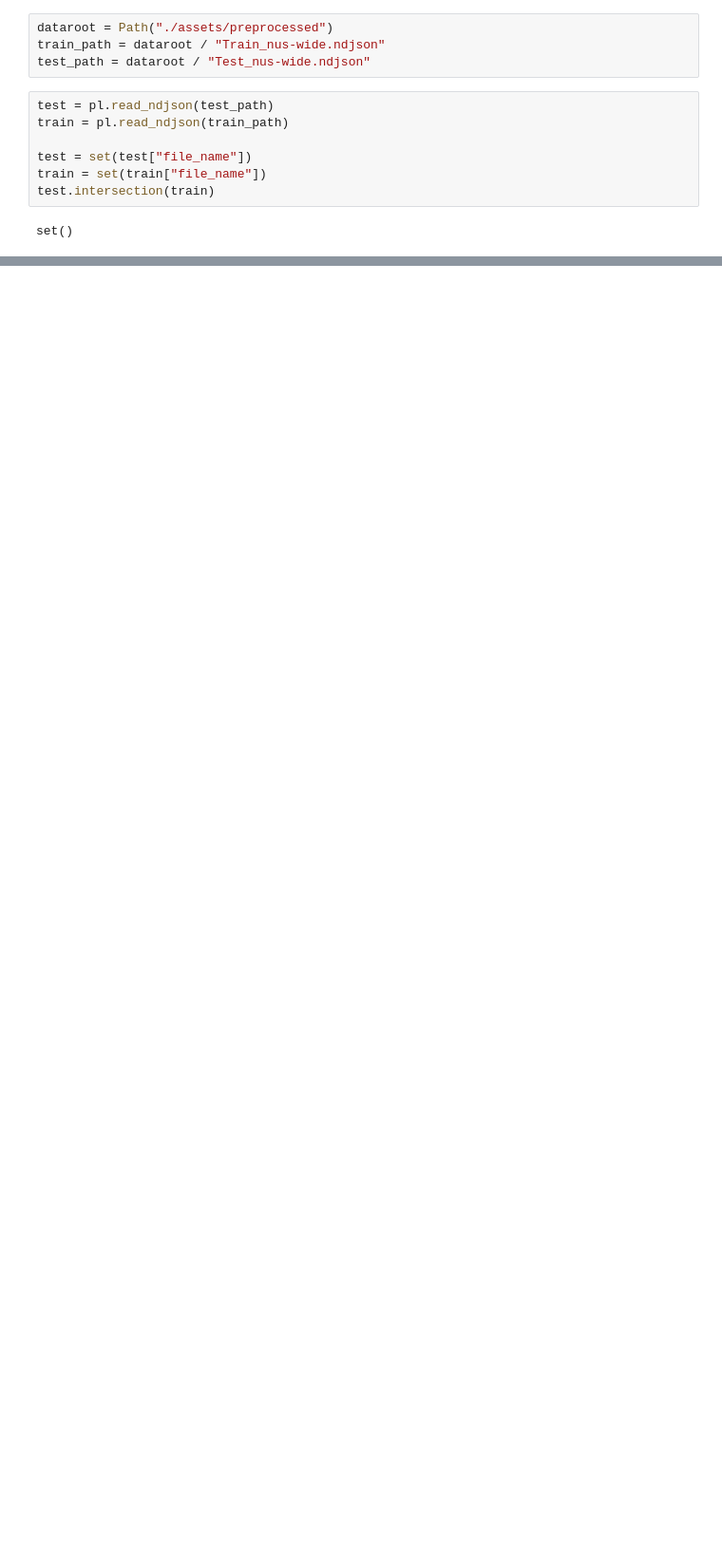
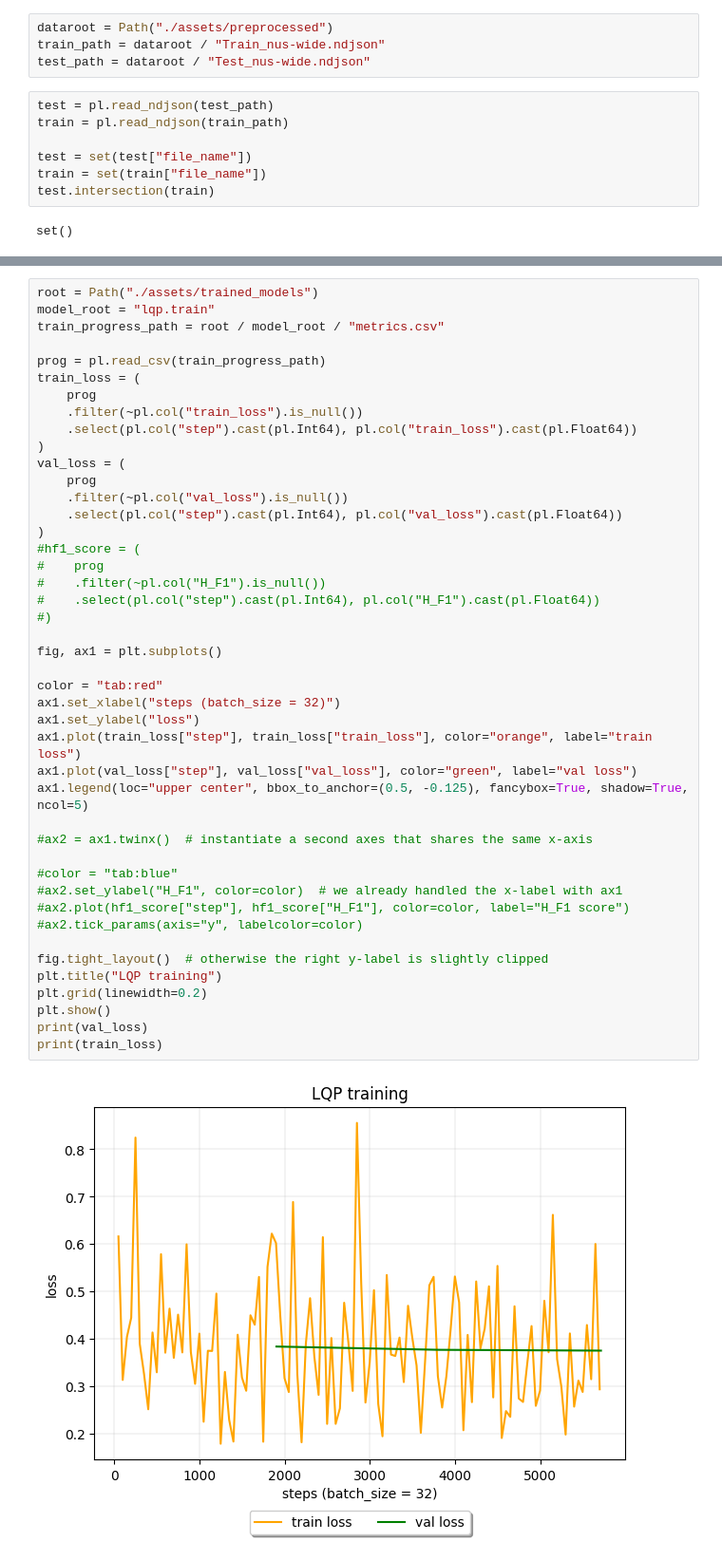
Before and after one commit to skorodenko/wallpaper_tagging, a Jupyter notebook: eda.ipynb, the cells around one changed output, grey strips where cells are left out. Shown: that part at 95% size. Drawn from its saved outputs; the diff is of its cells as text; blank space fills up the shorter version.

```diff
--- a/eda.ipynb
+++ b/eda.ipynb
@@ -53,0 +113,46 @@ shape: (121_962, 5)
+# %%
+root = Path("./assets/trained_models")
+model_root = "lqp.train"
+train_progress_path = root / model_root / "metrics.csv"
+
+prog = pl.read_csv(train_progress_path)
+train_loss = (
+    prog
+    .filter(~pl.col("train_loss").is_null())
+    .select(pl.col("step").cast(pl.Int64), pl.col("train_loss").cast(pl.Float64))
+)
+val_loss = (
+    prog
+    .filter(~pl.col("val_loss").is_null())
+    .select(pl.col("step").cast(pl.Int64), pl.col("val_loss").cast(pl.Float64))
+)
+#hf1_score = (
+#    prog
+#    .filter(~pl.col("H_F1").is_null())
+#    .select(pl.col("step").cast(pl.Int64), pl.col("H_F1").cast(pl.Float64))
+#)
+
+fig, ax1 = plt.subplots()
+
+color = "tab:red"
+ax1.set_xlabel("steps (batch_size = 32)")
+ax1.set_ylabel("loss")
+ax1.plot(train_loss["step"], train_loss["train_loss"], color="orange", label="train loss")
+ax1.plot(val_loss["step"], val_loss["val_loss"], color="green", label="val loss")
+ax1.legend(loc="upper center", bbox_to_anchor=(0.5, -0.125), fancybox=True, shadow=True, ncol=5)
+
+#ax2 = ax1.twinx()  # instantiate a second axes that shares the same x-axis
+
+#color = "tab:blue"
+#ax2.set_ylabel("H_F1", color=color)  # we already handled the x-label with ax1
+#ax2.plot(hf1_score["step"], hf1_score["H_F1"], color=color, label="H_F1 score")
+#ax2.tick_params(axis="y", labelcolor=color)
+
+fig.tight_layout()  # otherwise the right y-label is slightly clipped
+plt.title("LQP training")
+plt.grid(linewidth=0.2)
+plt.show()
+print(val_loss)
+print(train_loss)
+# %% [output]
+[figure, added]
```
Also changed, not shown: parts of 5 cells of this notebook, 18 other files.
